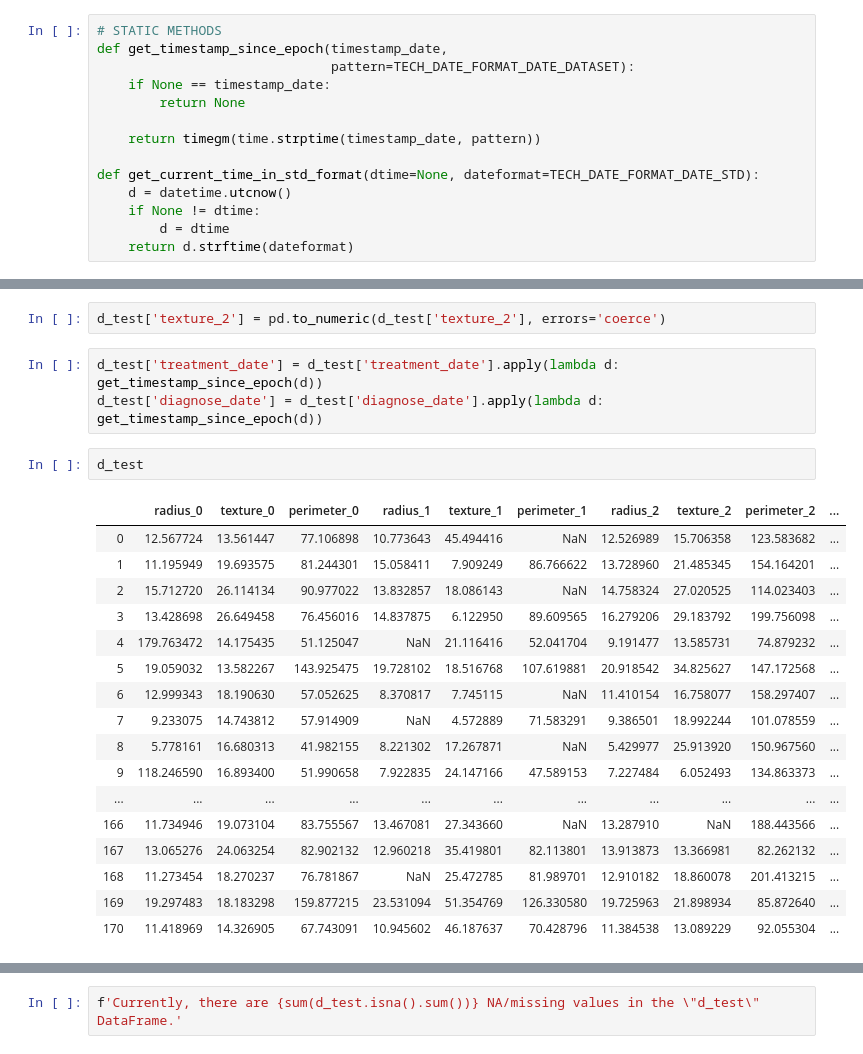
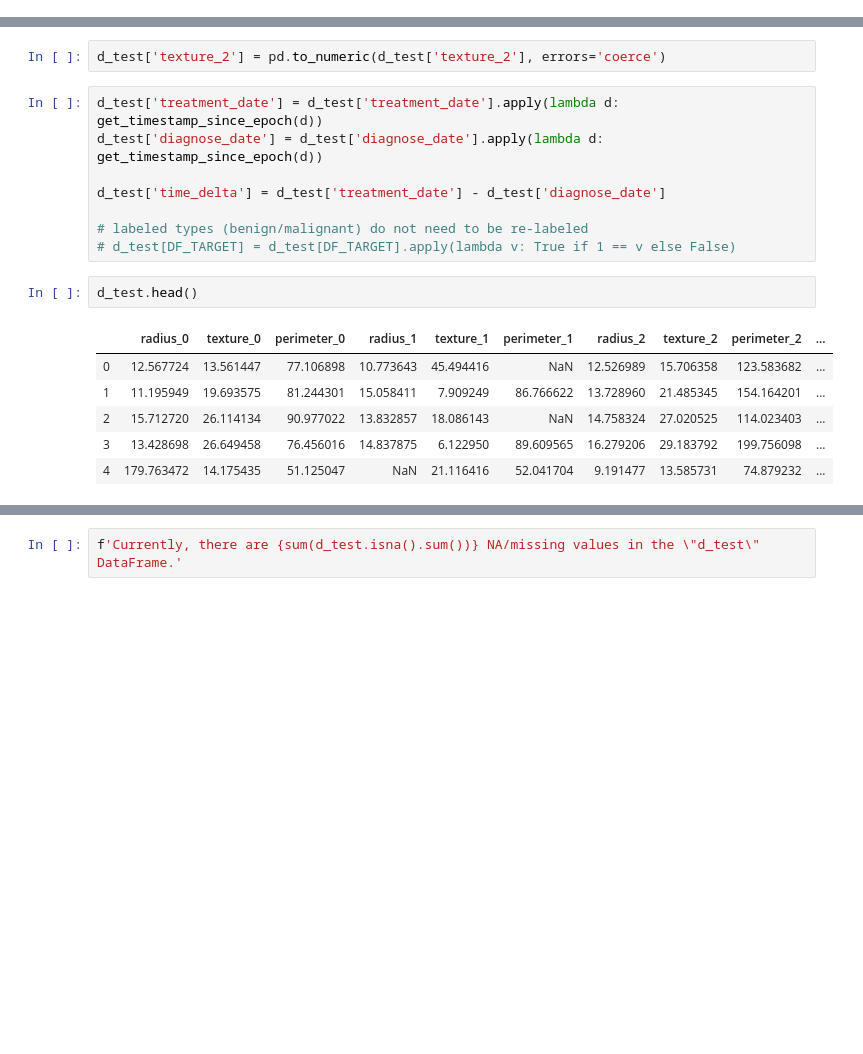
Before and after one commit to danielschulz/Female_Health_Analysis, a Jupyter notebook: Female_Health_Analysis/Female_Health_Analysis/scripts/EDA.ipynb, the cells around one changed output, grey strips where cells are left out. Drawn from its saved outputs; the diff is of its cells as text; blank space fills up the shorter version.

```diff
--- a/Female_Health_Analysis/Female_Health_Analysis/scripts/EDA.ipynb
+++ b/Female_Health_Analysis/Female_Health_Analysis/scripts/EDA.ipynb
@@ -56,14 +64,0 @@ from tensorflow.keras import Model
-# %%
-# STATIC METHODS
-def get_timestamp_since_epoch(timestamp_date,
-                              pattern=TECH_DATE_FORMAT_DATE_DATASET):
-    if None == timestamp_date:
-        return None
-
-    return timegm(time.strptime(timestamp_date, pattern))
-
-def get_current_time_in_std_format(dtime=None, dateformat=TECH_DATE_FORMAT_DATE_STD):
-    d = datetime.utcnow()
-    if None != dtime:
-        d = dtime
-    return d.strftime(dateformat)
@@ -268,26 +344,20 @@ d_test['texture_2'] = pd.to_numeric(d_test['texture_2'], errors='coerce')
 # %%
 d_test['treatment_date'] = d_test['treatment_date'].apply(lambda d: get_timestamp_since_epoch(d))
 d_test['diagnose_date'] = d_test['diagnose_date'].apply(lambda d: get_timestamp_since_epoch(d))
+
+d_test['time_delta'] = d_test['treatment_date'] - d_test['diagnose_date']
+
+# labeled types (benign/malignant) do not need to be re-labeled
+# d_test[DF_TARGET] = d_test[DF_TARGET].apply(lambda v: True if 1 == v else False)
 # %%
-d_test
+d_test.head()
 # %% [output]
 |  | radius_0 | texture_0 | perimeter_0 | radius_1 | texture_1 | perimeter_1 | radius_2 | texture_2 | perimeter_2 | ... |
 | 0 | 12.567724 | 13.561447 | 77.106898 | 10.773643 | 45.494416 | NaN | 12.526989 | 15.706358 | 123.583682 | ... |
 | 1 | 11.195949 | 19.693575 | 81.244301 | 15.058411 | 7.909249 | 86.766622 | 13.728960 | 21.485345 | 154.164201 | ... |
 | 2 | 15.712720 | 26.114134 | 90.977022 | 13.832857 | 18.086143 | NaN | 14.758324 | 27.020525 | 114.023403 | ... |
 | 3 | 13.428698 | 26.649458 | 76.456016 | 14.837875 | 6.122950 | 89.609565 | 16.279206 | 29.183792 | 199.756098 | ... |
 | 4 | 179.763472 | 14.175435 | 51.125047 | NaN | 21.116416 | 52.041704 | 9.191477 | 13.585731 | 74.879232 | ... |
-| 5 | 19.059032 | 13.582267 | 143.925475 | 19.728102 | 18.516768 | 107.619881 | 20.918542 | 34.825627 | 147.172568 | ... |
-| 6 | 12.999343 | 18.190630 | 57.052625 | 8.370817 | 7.745115 | NaN | 11.410154 | 16.758077 | 158.297407 | ... |
-| 7 | 9.233075 | 14.743812 | 57.914909 | NaN | 4.572889 | 71.583291 | 9.386501 | 18.992244 | 101.078559 | ... |
-| 8 | 5.778161 | 16.680313 | 41.982155 | 8.221302 | 17.267871 | NaN | 5.429977 | 25.913920 | 150.967560 | ... |
-| 9 | 118.246590 | 16.893400 | 51.990658 | 7.922835 | 24.147166 | 47.589153 | 7.227484 | 6.052493 | 134.863373 | ... |
-| ... | ... | ... | ... | ... | ... | ... | ... | ... | ... | ... |
-| 166 | 11.734946 | 19.073104 | 83.755567 | 13.467081 | 27.343660 | NaN | 13.287910 | NaN | 188.443566 | ... |
-| 167 | 13.065276 | 24.063254 | 82.902132 | 12.960218 | 35.419801 | 82.113801 | 13.913873 | 13.366981 | 82.262132 | ... |
-| 168 | 11.273454 | 18.270237 | 76.781867 | NaN | 25.472785 | 81.989701 | 12.910182 | 18.860078 | 201.413215 | ... |
-| 169 | 19.297483 | 18.183298 | 159.877215 | 23.531094 | 51.354769 | 126.330580 | 19.725963 | 21.898934 | 85.872640 | ... |
-| 170 | 11.418969 | 14.326905 | 67.743091 | 10.945602 | 46.187637 | 70.428796 | 11.384538 | 13.089229 | 92.055304 | ... |
 # %%
 d_test.isna().sum()
 # almost identical to: d_test.isnull().sum()
```
Also changed, not shown: parts of 40 cells of this notebook.
